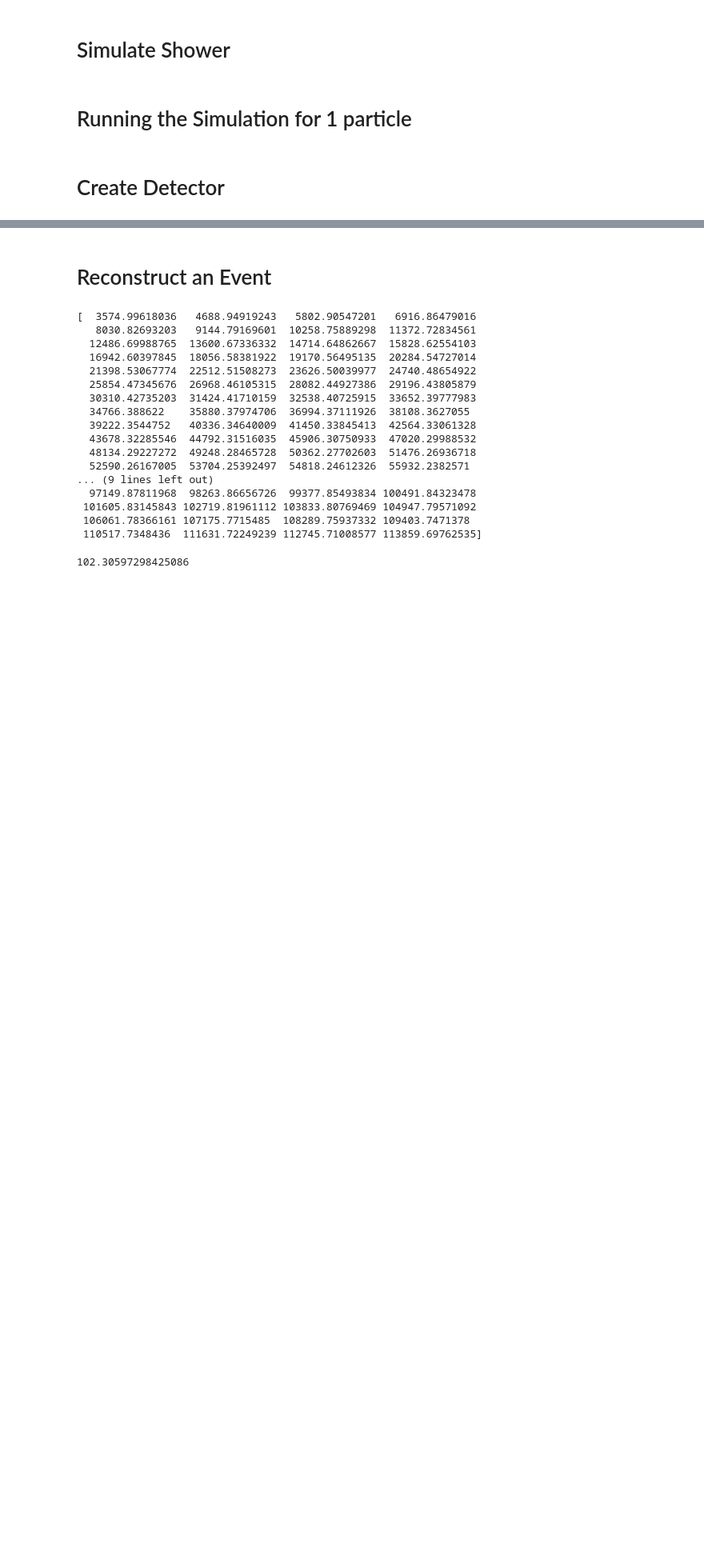
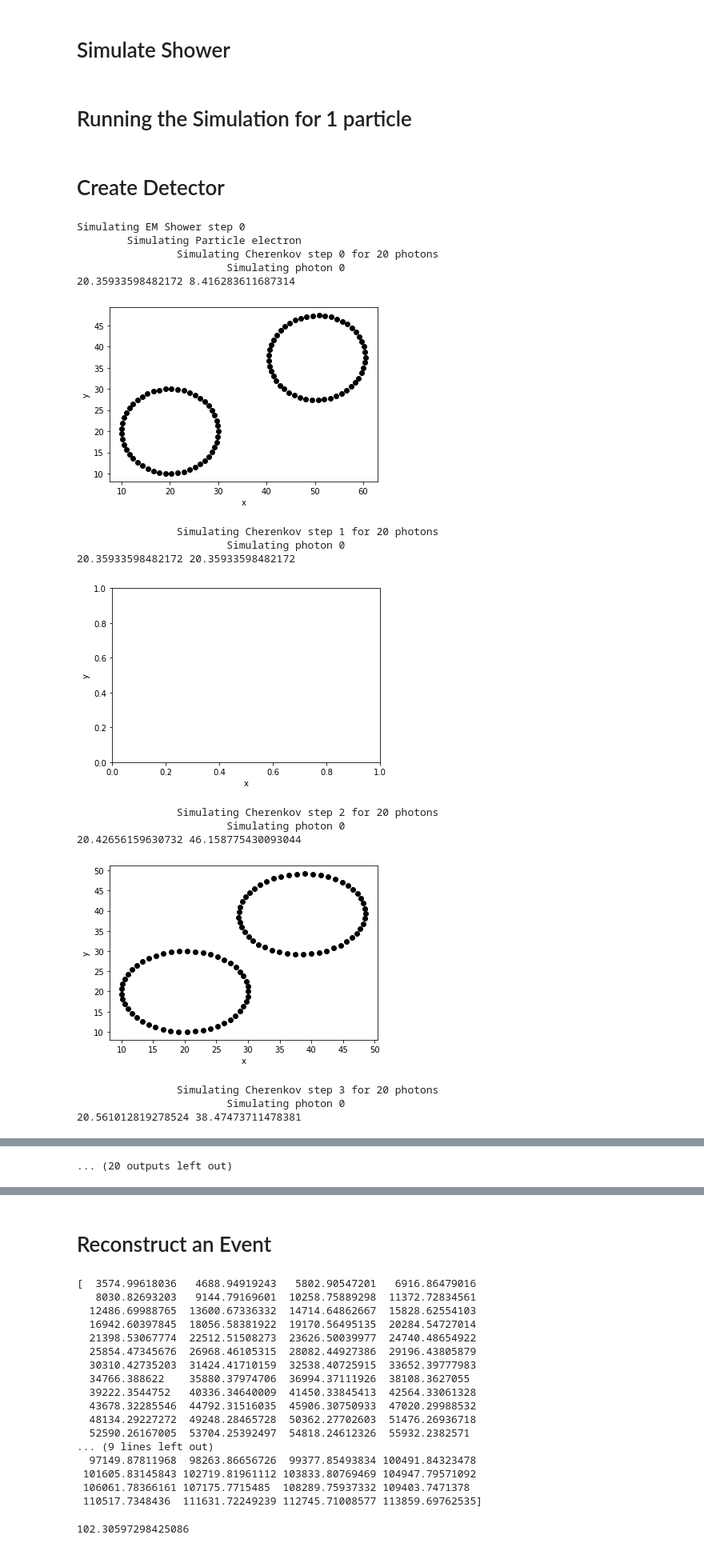
Before and after one commit to abigailbishop/PHY736-IceCube-Project, a Jupyter notebook: Simulation Planning.ipynb, the cells around one changed output, grey strips where cells are left out. Shown at 80% size. Saved outputs shown, nothing was run; the diff lists cells and outputs as text; code cells hidden in the pictures; blank space fills up the shorter version.

```diff
--- a/Simulation Planning.ipynb
+++ b/Simulation Planning.ipynb
@@ -474,16 +495,25 @@ def random_walk(photon, n_steps, detector, plot_step=False):
 #             triggered_DOMs[0].triggered = True
     return detector
 # %%
-def cherenkov(charged_particle,n_steps,random_walk_n_steps, detector):
+def cherenkov(charged_particle,n_steps,random_walk_n_steps, detector, debug=False):
     #make cone & see if it intersects w/ detector,
     # return every Cherenkov photon & its path
     angle = np.arccos(1/(n*charged_particle.beta))
     dNdx = (2*math.pi*(charged_particle.charge**2)
             *alpha*(np.sin(angle)**2)*((1/(400e-9))-(1/(700e-9))))
     N = dNdx * X_o #assuming the electron travels 1 radiation length as it emits Cherenkov radiation
+
+    if debug:
+        N = 100
+
     cherenkov_photons = []
     for i in range(n_steps):
+
         print(f"\t\tSimulating Cherenkov step {i} for {int(N/n_steps)} photons")
+
+        particle_dx = X_o * i / n_steps
+        interaction_time = particle_dx / (charged_particle.beta * c) + charged_particle.time
+
         for photon in range(int(N/n_steps)):
 
             if photon % 1000 == 0:
@@ -495,23 +525,37 @@ def cherenkov(charged_particle,n_steps,random_walk_n_steps, detector):
 
             new_photon = Particle('photon', 0, 0, add_angle,
                                   charged_particle.location,
-                                  h*c/(450e-9)) #assumed blue light
+                                  h*c/(450e-9), charged_particle.time + interaction_time) #assumed blue light
             cherenkov_photons.append(new_photon)
 
-            if photon%1000 == 0:
-                detector = random_walk(new_photon, n_steps, detector, plot_step=True)
+            if debug:
+                if photon%1000 == 0:
+                    detector = random_walk(new_photon, n_steps, detector,
+                                           plot_step=True)
+                else:
+                    detector = random_walk(new_photon, n_steps, detector)
             else:
                 detector = random_walk(new_photon, n_steps, detector)
 
             energy_lost = N*h*c/(450e-9)
             charged_particle.update_energy(charged_particle.energy-energy_lost)
+
+        # update particle location
+        dx, dy, dz = conv_spherical_to_cartesian(particle_dx,
+                                                 charged_particle.theta,
+                                                 charged_particle.phi)
+        charged_particle.location = [charged_particle.location[0]+dx,
+                                     charged_particle.location[1]+dy,
+                                     charged_particle.location[2]+dz]
+
     return(N, detector)
 # %% [markdown]
 # Simulate Shower
 # %%
-def em_shower(neutrino, steps, n_cher_steps, detector, plot_shower=False):
+def em_shower(neutrino, steps, n_cher_steps, detector, plot_shower=False, debug=False):
+    time = 0.0
     electron = Particle('electron',m_e,-1,
-                        neutrino.direction, neutrino.location, neutrino.energy)
+                        neutrino.direction, neutrino.location, neutrino.energy, time)
     particle_plotters = [[np.array([neutrino.location, electron.location])]]
     incoming_particles =[electron]
     for n in range(steps):
@@ -529,7 +573,7 @@ def em_shower(neutrino, steps, n_cher_steps, detector, plot_shower=False):
             if particle.charge != 0:
                 print(f"\tSimulating Particle {particle.particle_type}")
                 N_photons, detector = cherenkov(particle, n_cher_steps,
-                                                2, detector)
+                                                2, detector, debug=debug)
         incoming_particles = outgoing_particles
 
     if plot_shower:
@@ -582,6 +626,24 @@ locations = np.vstack((X.flatten(), Y.flatten(), Z.flatten())).T
 dom_list = [DOM(loc) for loc in locations]
 IceCube = detector(dom_list)
 # %%
-neutrino = Particle('electron neutrino', 0, 0, [0, 1, 0], [100, 100, 100], 1000)
+neutrino = Particle('electron neutrino', 0, 0, [0, 1, 0], [20, 20, 20], 1000, 0)
 # %%
-IceCube_small = em_shower(neutrino, 1, 1, IceCube_small)
+IceCube_small = em_shower(neutrino, 3, 5, IceCube_small, debug=True)
+# %% [output]
+Simulating EM Shower step 0
+        Simulating Particle electron
+                Simulating Cherenkov step 0 for 20 photons
+                        Simulating photon 0
+20.35933598482172 8.416283611687314
+[figure, added]
+                Simulating Cherenkov step 1 for 20 photons
+                        Simulating photon 0
+20.35933598482172 20.35933598482172
+[figure, added]
+                Simulating Cherenkov step 2 for 20 photons
+                        Simulating photon 0
+20.42656159630732 46.158775430093044
+[figure, added]
+                Simulating Cherenkov step 3 for 20 photons
+                        Simulating photon 0
+20.561012819278524 38.47473711478381
@@ -587,0 +661 @@ IceCube_small = em_shower(neutrino, 1, 1, IceCube_small)
+... (20 outputs left out)
```
Also changed, not shown: parts of 9 cells of this notebook.
